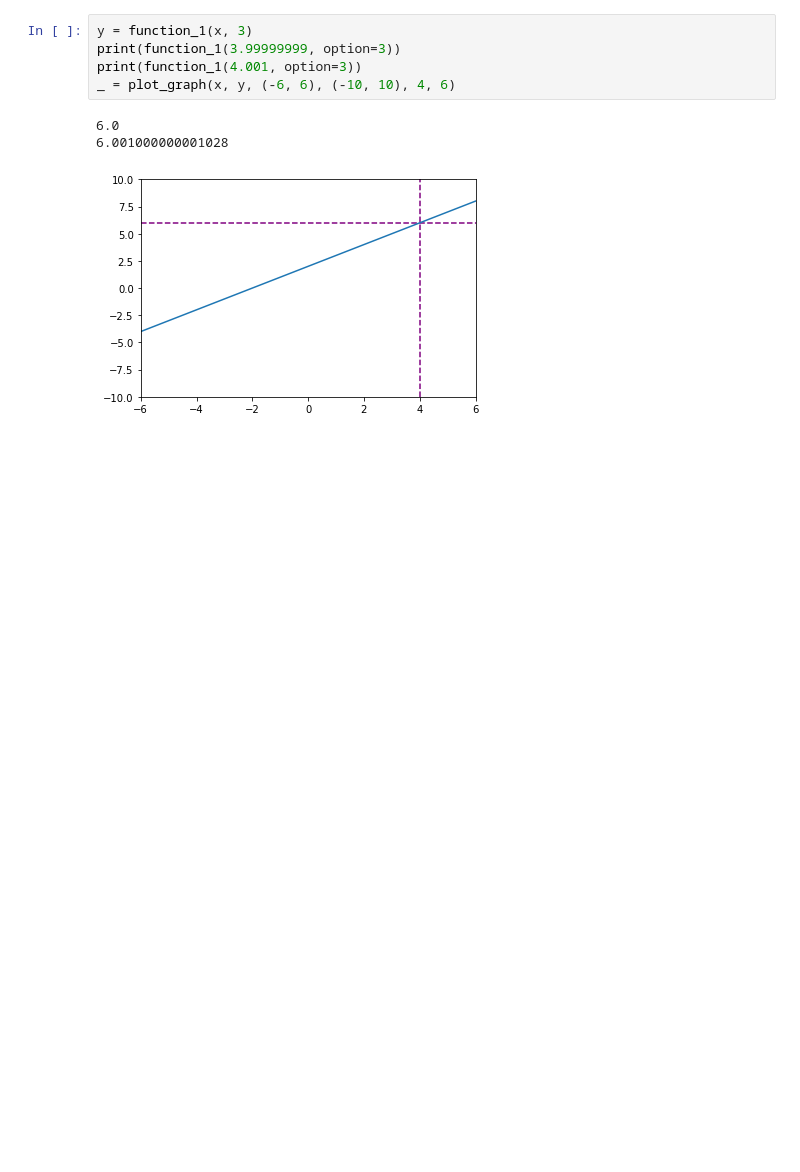
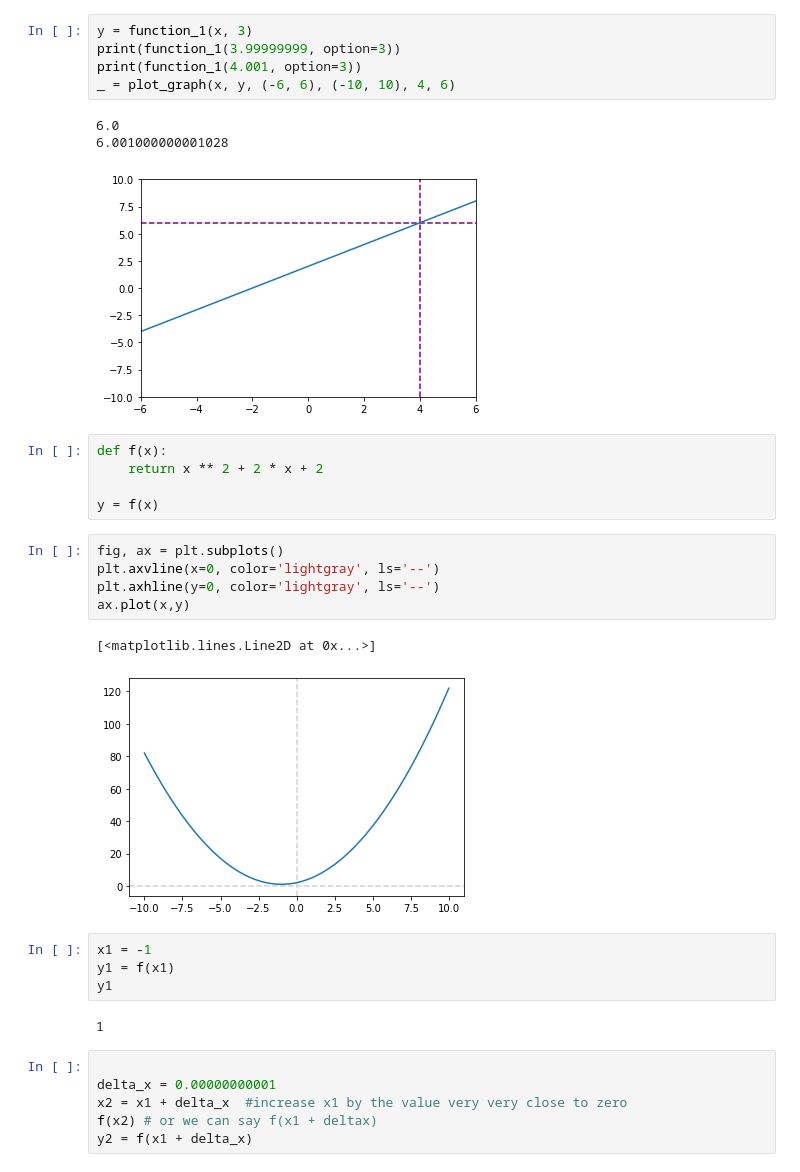
Before and after one commit to amazingpaddy/appliedAiCourse, a Jupyter notebook: ML-foundations-master/my_notebooks/calculus-1.ipynb, the cells around one changed output. Saved outputs shown, nothing was run; the diff lists cells and outputs as text; blank space fills up the shorter version.

```diff
--- a/ML-foundations-master/my_notebooks/calculus-1.ipynb
+++ b/ML-foundations-master/my_notebooks/calculus-1.ipynb
@@ -50,3 +50,28 @@ _ = plot_graph(x, y, (-6, 6), (-10, 10), 4, 6)
 6.0
 6.001000000001028
 [figure]
+# %%
+def f(x):
+    return x ** 2 + 2 * x + 2
+
+y = f(x)
+# %%
+fig, ax = plt.subplots()
+plt.axvline(x=0, color='lightgray', ls='--')
+plt.axhline(y=0, color='lightgray', ls='--')
+ax.plot(x,y)
+# %% [output]
+[<matplotlib.lines.Line2D at 0x...>]
+[figure, added]
+# %%
+x1 = -1
+y1 = f(x1)
+y1
+# %% [output]
+1
+# %%
+
+delta_x = 0.00000000001
+x2 = x1 + delta_x  #increase x1 by the value very very close to zero
+f(x2) # or we can say f(x1 + deltax)
+y2 = f(x1 + delta_x)
```
Also changed, not shown: parts of 5 cells of this notebook, 2 other files.
